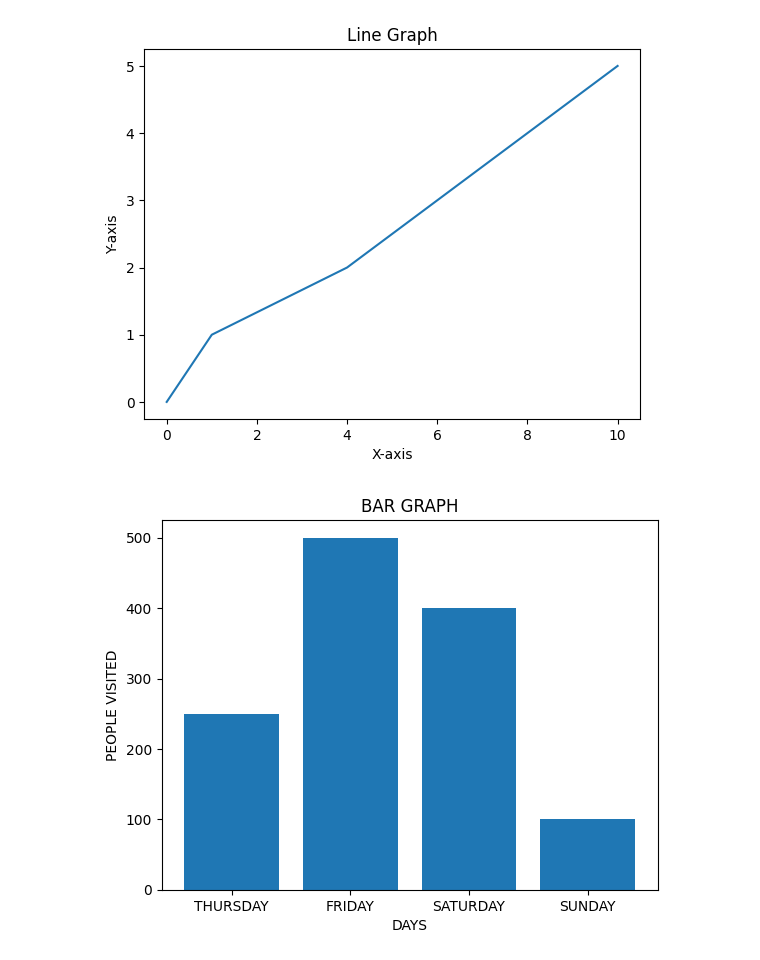
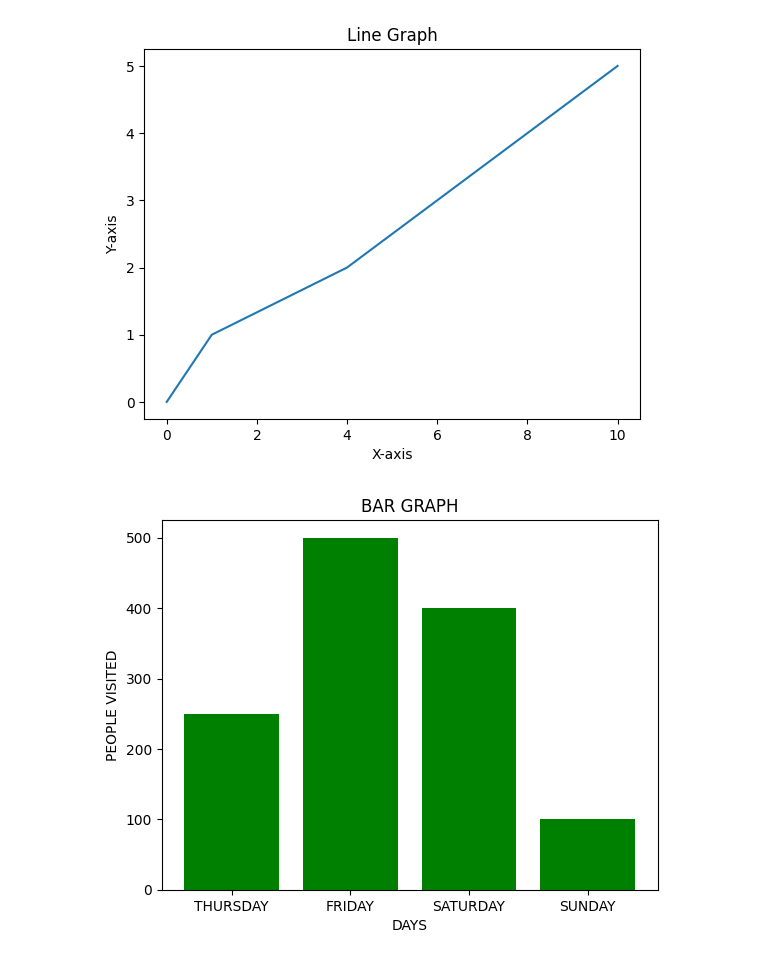
Before and after one commit to John26hub/Graphs, a Jupyter notebook: learning.ipynb, the cells around one changed output. Saved outputs shown, nothing was run; the diff lists cells and outputs as text; code cells hidden in the pictures.

```diff
--- a/learning.ipynb
+++ b/learning.ipynb
@@ -40,13 +40,13 @@ plt.show()
 # %%
 import matplotlib.pyplot as plt
 
 x=['THURSDAY', 'FRIDAY', 'SATURDAY', 'SUNDAY']
 y=[250,500,400,100]
 
-plt.bar(x,y)
+plt.bar(x,y, fc='Green')
 plt.title("BAR GRAPH")
 plt.xlabel("DAYS")
 plt.ylabel("PEOPLE VISITED")
 plt.show()
 # %% [output]
-[figure, old version]
+[figure, new version]
```
Also changed, not shown: parts of 4 cells of this notebook.
